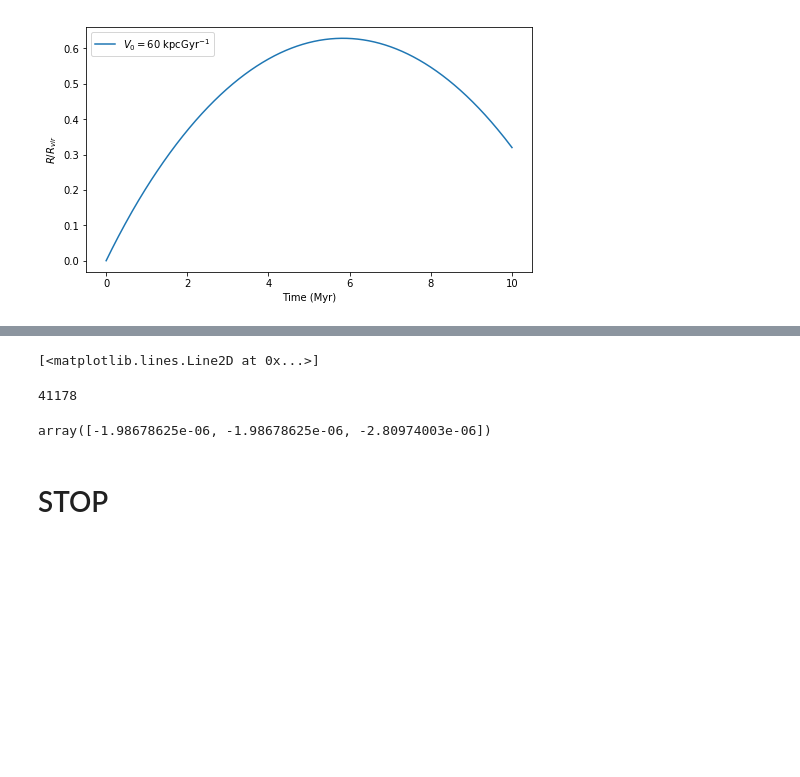
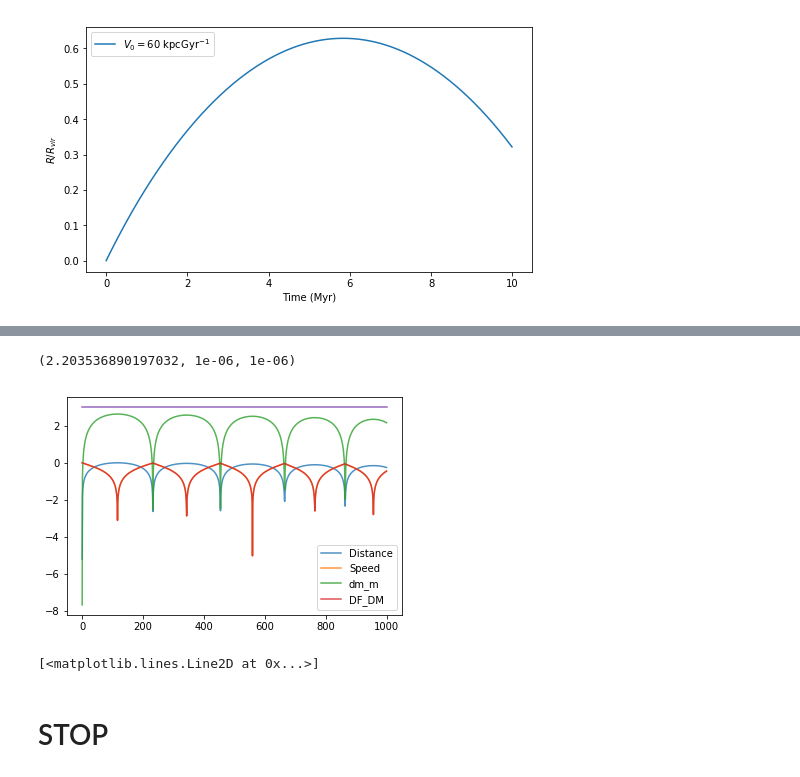
Before and after one commit to jsbarbosa/TesisFisica, a Jupyter notebook: Files/Week 4/BaseCase.ipynb, the cells around one changed output, grey strips where cells are left out. Drawn from its saved outputs; the diff is of its cells as text; code cells hidden in the pictures; blank space fills up the shorter version.

```diff
--- a/Files/Week 4/BaseCase.ipynb
+++ b/Files/Week 4/BaseCase.ipynb
@@ -20,7 +16,2 @@ from smbh import *
 # %% [markdown]
 # Constants
-# %%
-constants.setDarkMatterScaleRadius(1)
-constants.SCALE_LENGTH = 0.06
-
-print(constants.DARK_MATTER_SCALE_RADIUS, constants.DARK_MATTER_DENSITY_0)
@@ -32,5 +21,11 @@ v = 60
 
 ps = sphericalToCartesian(p, np.pi / 4, np.pi / 4)
 vs = sphericalToCartesian(v, np.pi / 4, np.pi / 4)
+
+constants.setDarkMatterScaleRadius(1)
+constants.SCALE_LENGTH = 0.1
+
+constants.SOFTENING_RADIUS = 1e-5
+constants.SOFTENING_SPEED = 1e-5
 # %% [markdown]
 # Gravitational potential only
@@ -89,6 +58,10 @@ def gravitational_DF(sim):
 # %%
-sim, particle = setupSimulation(1, ps, vs, gravitational_DF)
-sim.dt = 1e-7
+sim = setupSimulation(1, ps, vs, gravitational_DF)
+
+sim.t = 0
+sim.dt = 1e-6
 sim.integrator = 'leapfrog'
 
-times_df, positions_df, speeds_df = runSimulation(sim, particle, 400000)#int(2 * 100 * 12000))
+n = int(0.05 // sim.dt)
+print(n)
+times_df, positions_df, speeds_df = runSimulation(sim, n)
@@ -103,0 +81,29 @@ df_dm = dynamicalFrictionDM(positions_df, speeds_df, 1)
+# %%
+constants.SMBH_MASS, constants.SOFTENING_RADIUS, constants.SOFTENING_SPEED
+# %% [output]
+(2.203536890197032, 1e-06, 1e-06)
+# %%
+df_dm = np.linalg.norm(dynamicalFrictionDM(positions_df, speeds_df), axis = 1)
+df_g = np.linalg.norm(dynamicalFrictionGas(positions_df, speeds_df), axis = 1)
+
+v = np.linalg.norm(speeds_df, axis = 1)
+r = np.linalg.norm(positions_df, axis = 1)
+
+df_dm *= 1 / max(df_dm)
+df_g *= 1 / max(df_g)
+
+dm_m = darkMatterMass(r)
+
+v *= 1 / max(v)
+r *= 1 / max(r)
+
+datas = [r, v, dm_m, df_dm, df_g]
+labels = ['Distance', 'Speed', 'dm_m', 'DF_DM', 'DF_G']
+
+for i in range(4):
+    plt.plot(np.log10(datas[i]), label = labels[i], alpha = 0.8)
+plt.plot([0, 999], np.log10([constants.HALO_MASS, constants.HALO_MASS]))
+plt.legend()
+plt.show()
+# %% [output]
+[figure, added]
@@ -109,13 +115,5 @@ plt.plot(np.linalg.norm(df_dm, axis = 1))
 # %% [output]
 [<matplotlib.lines.Line2D at 0x...>]
-# %%
-np.linalg.norm(speeds_df, axis = 1).argmin()
-# %% [output]
-41178
-# %%
-speeds_df[41178]
-# %% [output]
-array([-1.98678625e-06, -1.98678625e-06, -2.80974003e-06])
 # %% [markdown]
 # STOP
 # %%
```
Also changed, not shown: parts of 14 cells of this notebook, 23 other files.
